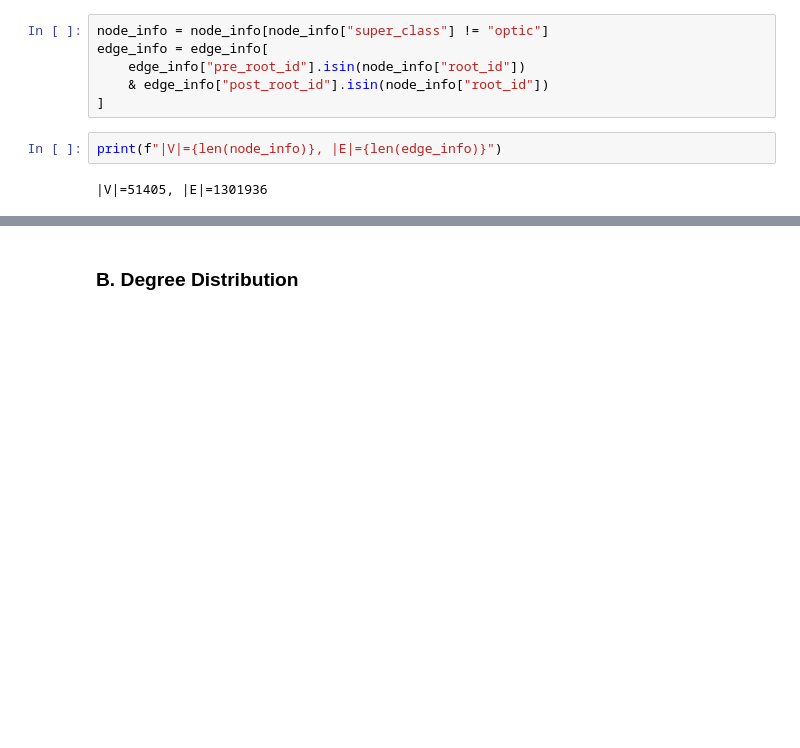
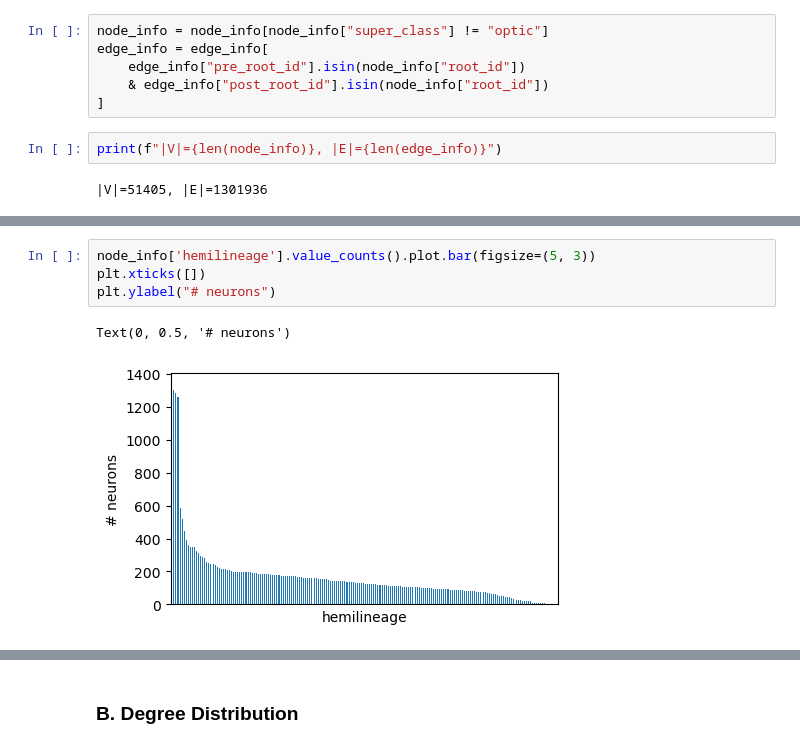
Before and after one commit to ernestoBocini/Drosophila-Brain-Wiring-Diagram-GAT, a Jupyter notebook: notebooks/exploration.ipynb, the cells around one changed output, grey strips where cells are left out. Saved outputs shown, nothing was run; the diff lists cells and outputs as text; blank space fills up the shorter version.

```diff
--- a/notebooks/exploration.ipynb
+++ b/notebooks/exploration.ipynb
@@ -30,0 +47,7 @@ D. Node Clustering
+# %%
+node_info['hemilineage'].value_counts().plot.bar(figsize=(5, 3))
+plt.xticks([])
+plt.ylabel("# neurons")
+# %% [output]
+Text(0, 0.5, '# neurons')
+[figure, added]
```
Also changed, not shown: parts of 20 cells of this notebook, 4 other files.
